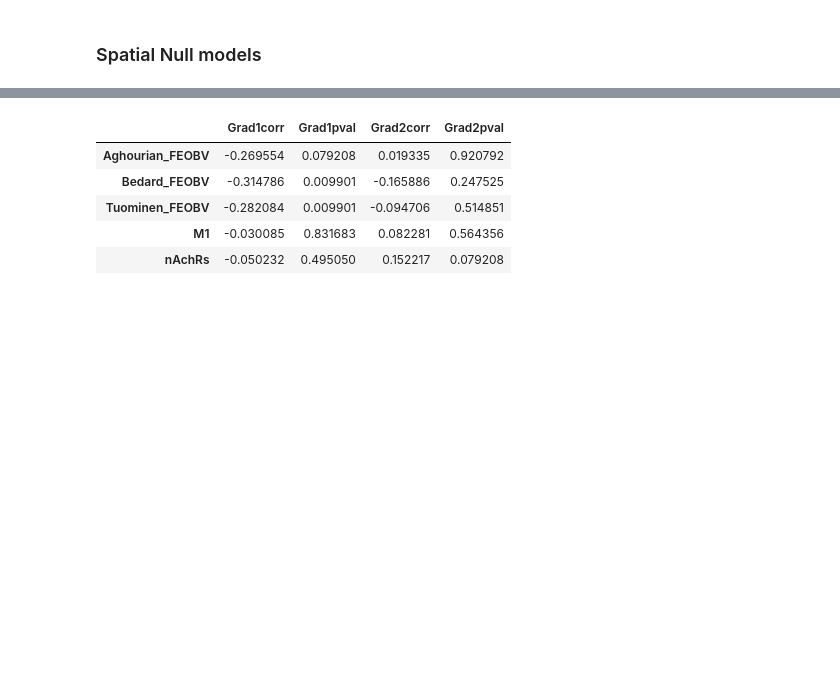
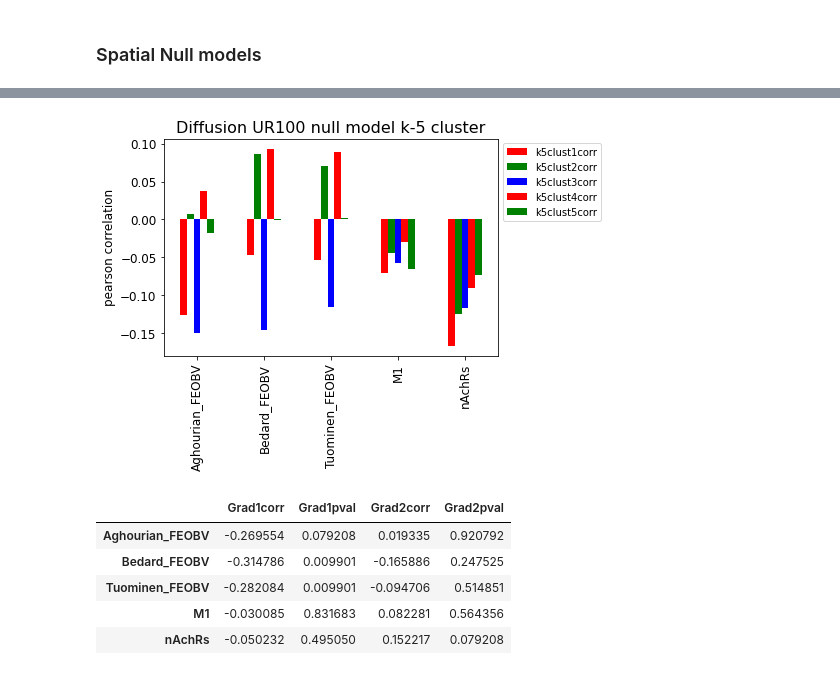
Before and after one commit to sudesnac/HumanBF-Connectivity, a Jupyter notebook: notebook/Neuromaps_DWI.ipynb, the cells around one changed output, grey strips where cells are left out. Drawn from its saved outputs; the diff is of its cells as text; code cells hidden in the pictures; blank space fills up the shorter version.

```diff
--- a/notebook/Neuromaps_DWI.ipynb
+++ b/notebook/Neuromaps_DWI.ipynb
@@ -393,6 +394,15 @@ DUR_null_k5clustcorr_df
 | Tuominen_FEOBV | -0.053197 | 0.653465 | 0.069922 | 0.435644 | -0.116227 | 0.297030 | 0.088526 | ... |
 | M1 | -0.070688 | 0.504950 | -0.044061 | 0.564356 | -0.057074 | 0.673267 | -0.029875 | ... |
 | nAchRs | -0.167429 | 0.049505 | -0.124260 | 0.049505 | -0.116370 | 0.158416 | -0.090710 | ... |
+# %%
+ax = DUR_null_k5clustcorr_df[['k5clust1corr','k5clust2corr', 'k5clust3corr', 'k5clust4corr', 'k5clust5corr']].plot(kind='bar', color=['r','g', 'b'], fontsize=12)
+for p in ax.patches:
+    ax.set_ylabel('pearson correlation',fontsize=12)
+    ax.set_title('Diffusion UR100 null model k-5 cluster', fontsize=16)
+    ax.legend(loc='center left', bbox_to_anchor=(1.0, 0.8))
+ax.figure.savefig(fig_path+'Diff_UR100_null_k-5cluster_comp.png', dpi=300)
+# %% [output]
+[figure, added]
 # %%
 DUR_null_gradcorr_df
 # %% [output]
```
Also changed, not shown: parts of 6 cells of this notebook, 32 other files.
